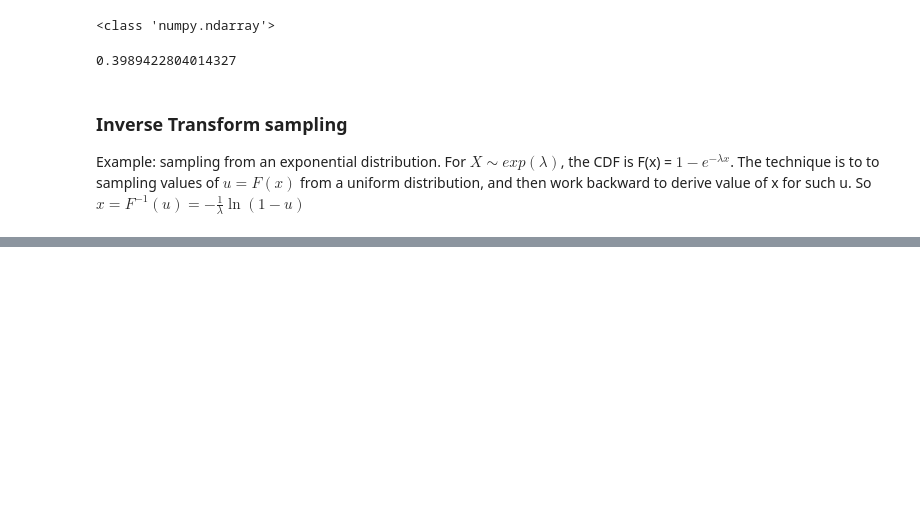
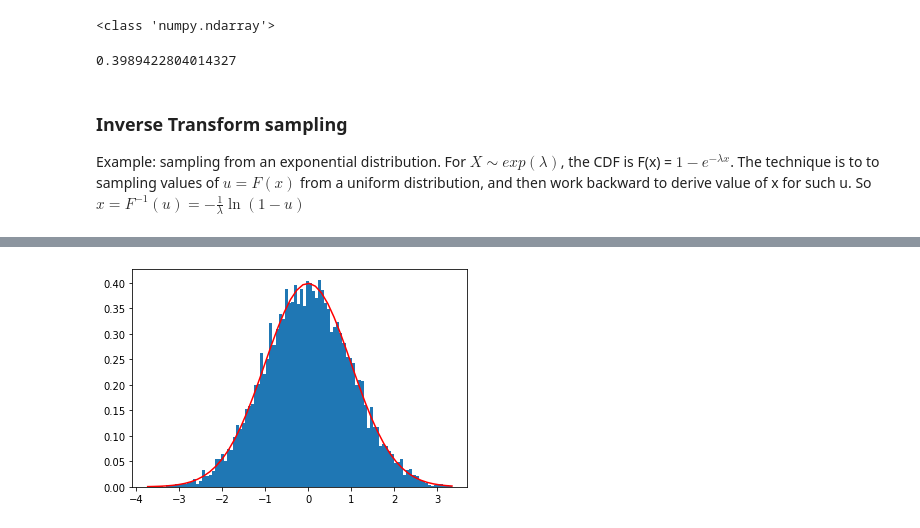
Before and after one commit to kyle-nguyennn/computational-finance, a Jupyter notebook: python/Simulation_and_Monte_Carlo_examples.ipynb, the cells around one changed output, grey strips where cells are left out. Saved outputs shown, nothing was run; the diff lists cells and outputs as text; code cells hidden in the pictures; blank space fills up the shorter version.

```diff
--- a/python/Simulation_and_Monte_Carlo_examples.ipynb
+++ b/python/Simulation_and_Monte_Carlo_examples.ipynb
@@ -73,0 +111,7 @@ plot_samples(exp_samples, bins=1000)
+# %%
+# examples 1: using exponential distribution as the instrumental distribution
+c = math.sqrt(math.e/(2*math.pi))
+norm_samples = rejection_sampling(stats.norm, 10000, stats.expon, c, mirror=-1)
+plot_samples(norm_samples, stats.norm, bins = 100)
+# %% [output]
+[figure, added]
```
Also changed, not shown: parts of 11 cells of this notebook.
